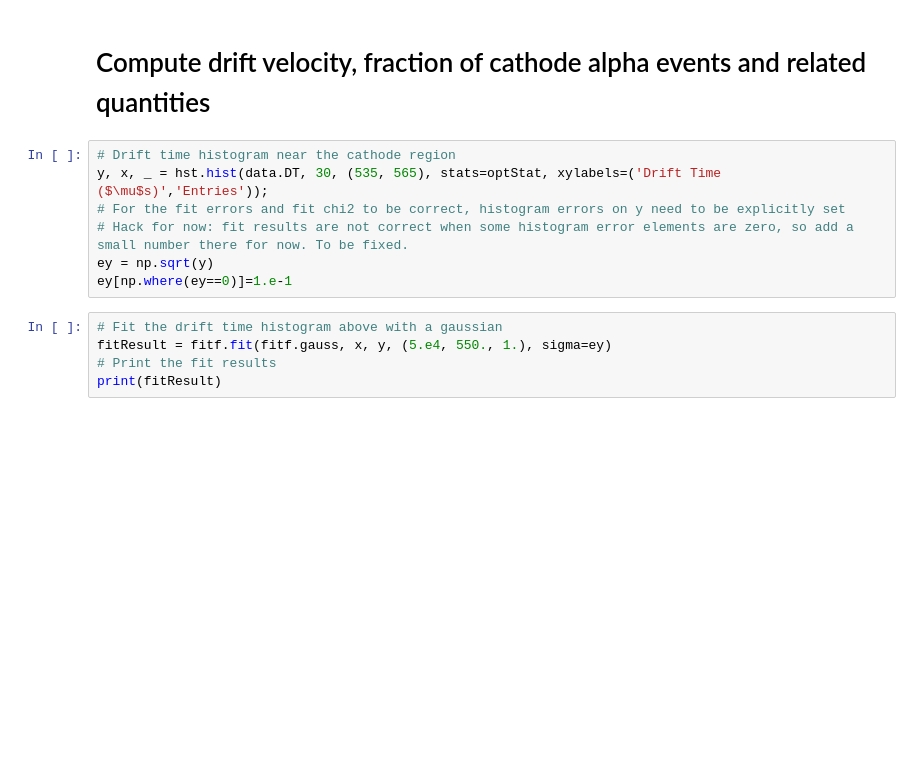
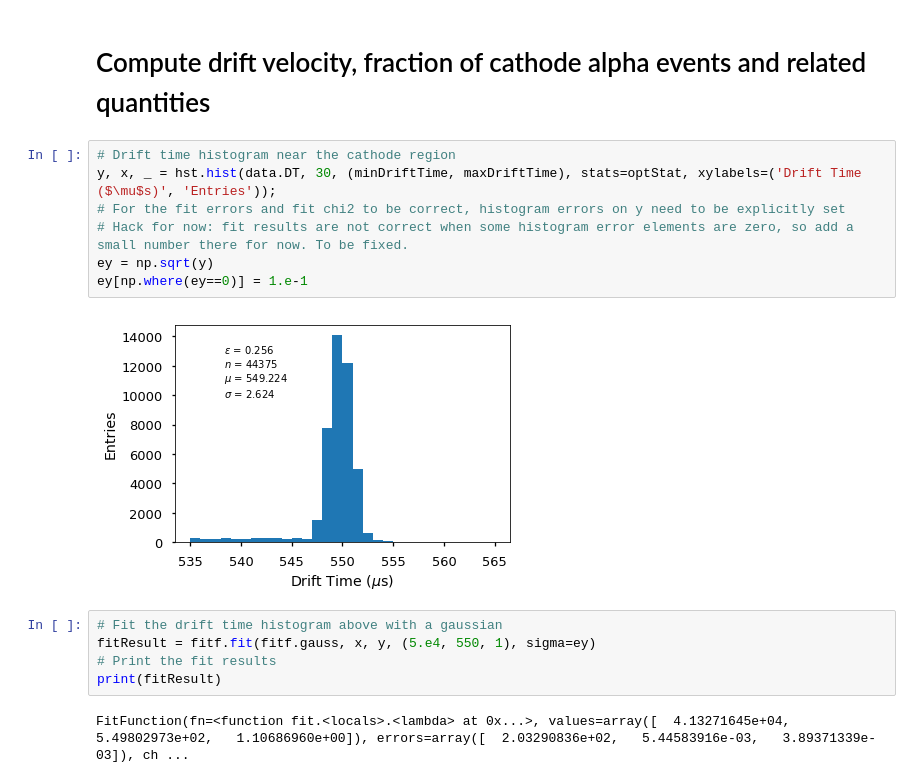
Before and after one commit to msorel/ICARO, a Jupyter notebook: icaro/analysis/AlphaAnalysis/ComputeDriftVelocity.ipynb, the cells around one changed output. Saved outputs shown, nothing was run; the diff lists cells and outputs as text; blank space fills up the shorter version.

```diff
--- a/icaro/analysis/AlphaAnalysis/ComputeDriftVelocity.ipynb
+++ b/icaro/analysis/AlphaAnalysis/ComputeDriftVelocity.ipynb
@@ -156,15 +189,19 @@ print(numInclusiveAlphas)
 # Compute drift velocity, fraction of cathode alpha events and related quantities
 # %%
 # Drift time histogram near the cathode region
-y, x, _ = hst.hist(data.DT, 30, (535, 565), stats=optStat, xylabels=('Drift Time ($\mu$s)','Entries'));
+y, x, _ = hst.hist(data.DT, 30, (minDriftTime, maxDriftTime), stats=optStat, xylabels=('Drift Time ($\mu$s)', 'Entries'));
 # For the fit errors and fit chi2 to be correct, histogram errors on y need to be explicitly set
 # Hack for now: fit results are not correct when some histogram error elements are zero, so add a small number there for now. To be fixed.
 ey = np.sqrt(y)
-ey[np.where(ey==0)]=1.e-1
+ey[np.where(ey==0)] = 1.e-1
+# %% [output]
+[figure, added]
 # %%
 # Fit the drift time histogram above with a gaussian
-fitResult = fitf.fit(fitf.gauss, x, y, (5.e4, 550., 1.), sigma=ey)
+fitResult = fitf.fit(fitf.gauss, x, y, (5.e4, 550, 1), sigma=ey)
 # Print the fit results
 print(fitResult)
+# %% [output]
+FitFunction(fn=<function fit.<locals>.<lambda> at 0x...>, values=array([  4.13271645e+04,   5.49802973e+02,   1.10686960e+00]), errors=array([  2.03290836e+02,   5.44583916e-03,   3.89371339e-03]), ch ...
 # %%
 # Draw the drift time histogram with fit superimposed
```
Also changed, not shown: parts of 13 cells of this notebook, 1 other file.
